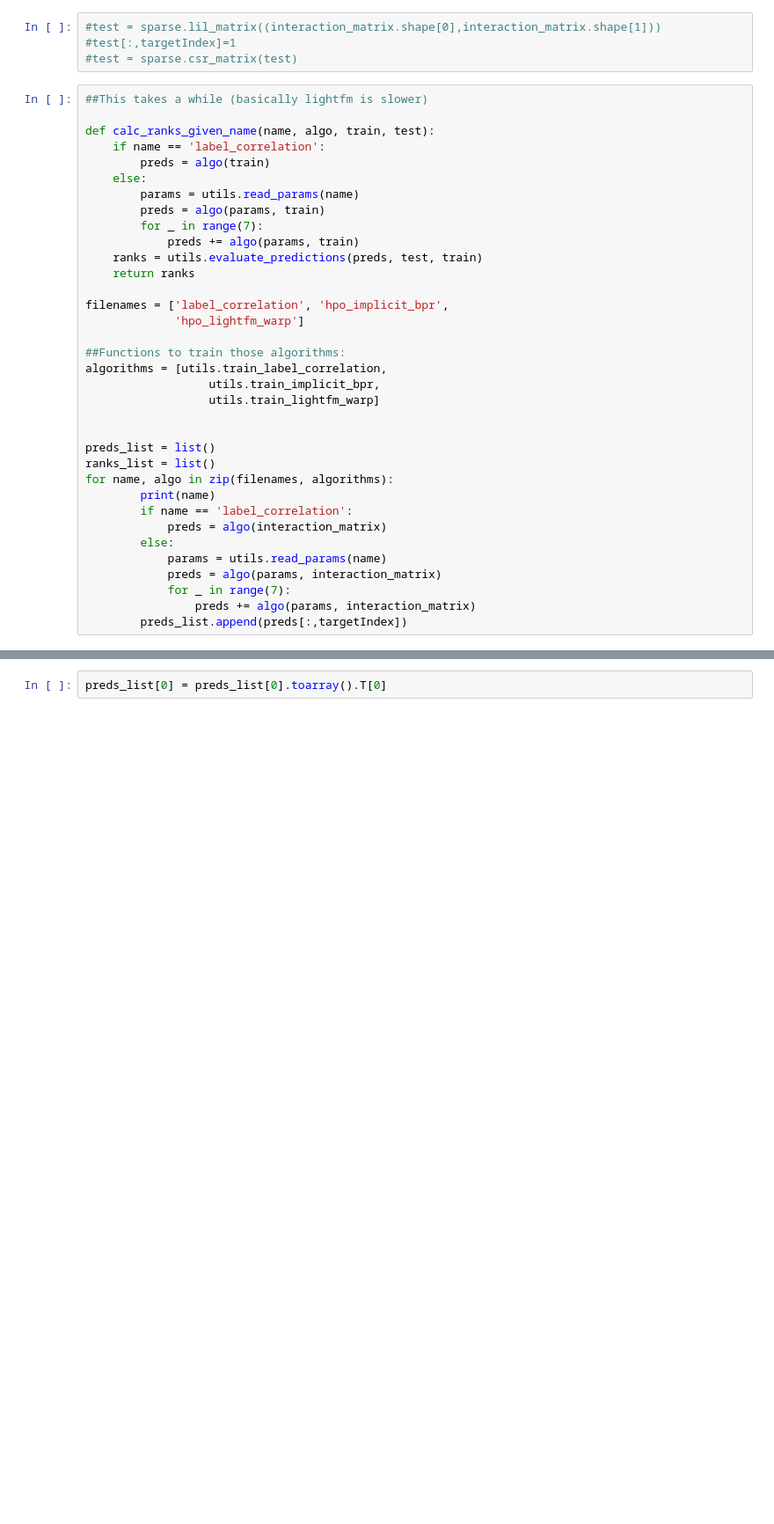
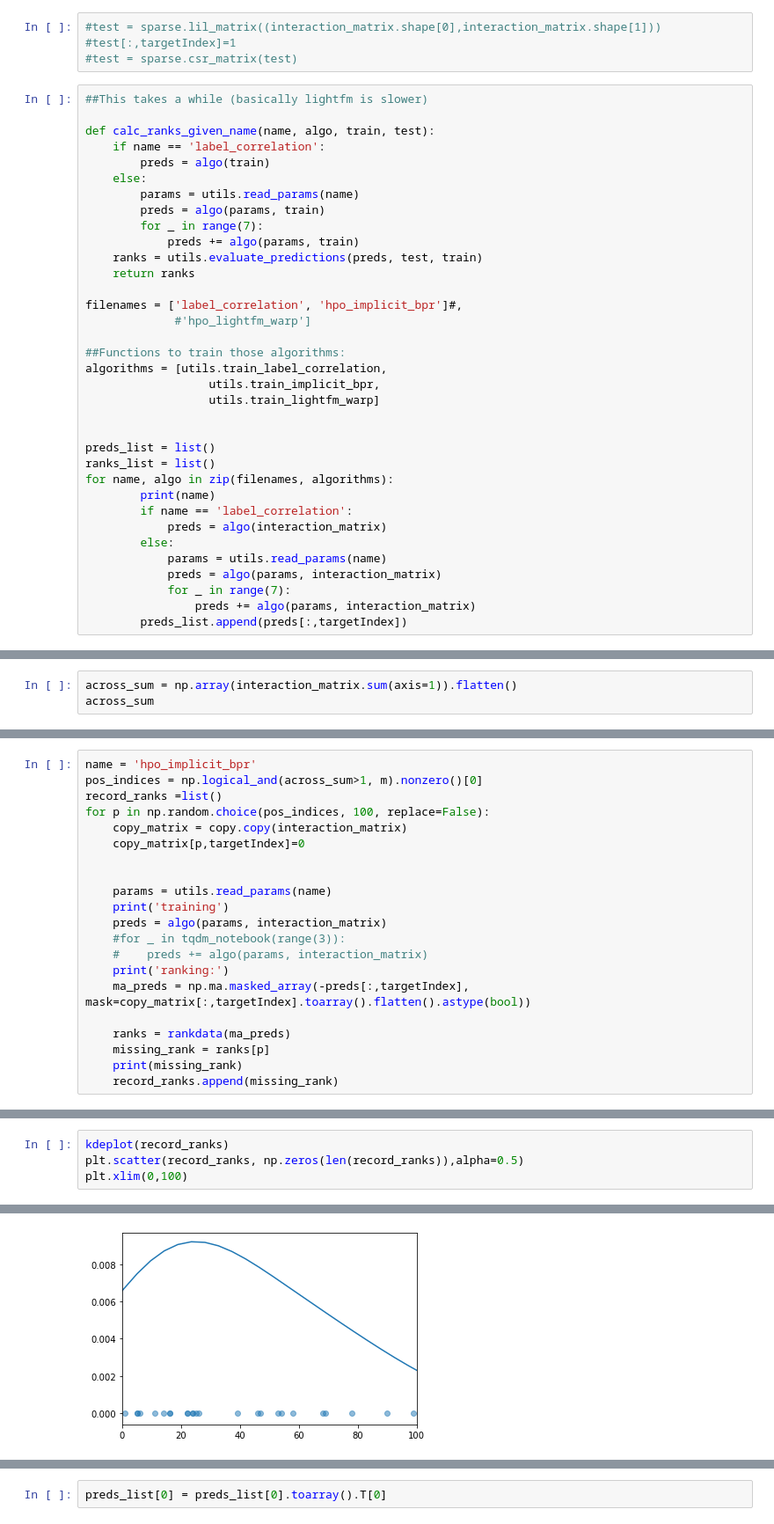
Before and after one commit to ljmartin/molrec, a Jupyter notebook: gpr55_prediction/predict_for_gpr55.ipynb, the cells around one changed output, grey strips where cells are left out. Shown at 88% size. Cells and saved outputs as stored; diff of their text form; blank space fills up the shorter version.

```diff
--- a/gpr55_prediction/predict_for_gpr55.ipynb
+++ b/gpr55_prediction/predict_for_gpr55.ipynb
@@ -40,8 +99,8 @@ def calc_ranks_given_name(name, algo, train, test):
     ranks = utils.evaluate_predictions(preds, test, train)
     return ranks
 
-filenames = ['label_correlation', 'hpo_implicit_bpr',
-             'hpo_lightfm_warp']
+filenames = ['label_correlation', 'hpo_implicit_bpr']#,
+             #'hpo_lightfm_warp']
 
 ##Functions to train those algorithms:
 algorithms = [utils.train_label_correlation,
@@ -68,0 +134,3 @@ hpo_lightfm_warp
+# %%
+across_sum = np.array(interaction_matrix.sum(axis=1)).flatten()
+across_sum
@@ -68,0 +179,21 @@ hpo_lightfm_warp
+# %%
+name = 'hpo_implicit_bpr'
+pos_indices = np.logical_and(across_sum>1, m).nonzero()[0]
+record_ranks =list()
+for p in np.random.choice(pos_indices, 100, replace=False):
+    copy_matrix = copy.copy(interaction_matrix)
+    copy_matrix[p,targetIndex]=0
+
+
+    params = utils.read_params(name)
+    print('training')
+    preds = algo(params, interaction_matrix)
+    #for _ in tqdm_notebook(range(3)):
+    #    preds += algo(params, interaction_matrix)
+    print('ranking:')
+    ma_preds = np.ma.masked_array(-preds[:,targetIndex], mask=copy_matrix[:,targetIndex].toarray().flatten().astype(bool))
+
+    ranks = rankdata(ma_preds)
+    missing_rank = ranks[p]
+    print(missing_rank)
+    record_ranks.append(missing_rank)
@@ -68,0 +219,5 @@ hpo_lightfm_warp
+# %%
+kdeplot(record_ranks)
+plt.scatter(record_ranks, np.zeros(len(record_ranks)),alpha=0.5)
+plt.xlim(0,100)
+# %% [output]
@@ -68,0 +225 @@ hpo_lightfm_warp
+[figure, added]
```
Also changed, not shown: parts of 48 cells of this notebook, 7 other files.
